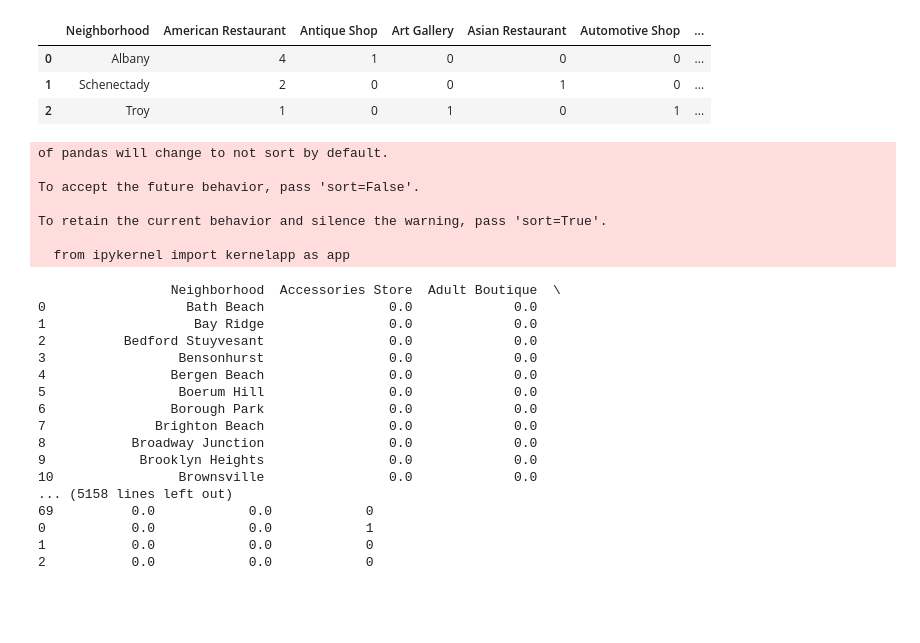
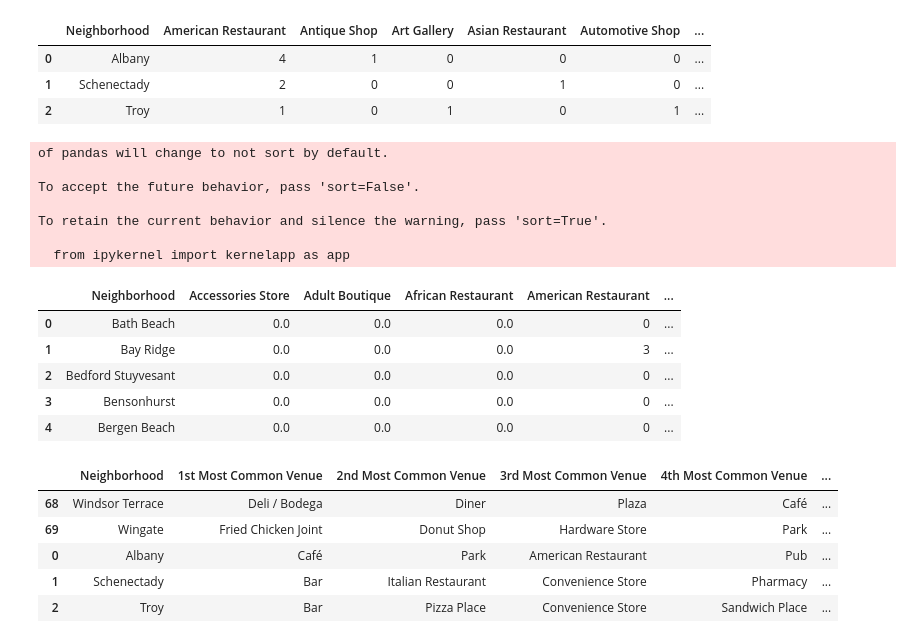
Before and after one commit to stryder518/Data_Science_Capstone, a Jupyter notebook: Data Science Capstone.ipynb, the cells around one changed output. Cells and saved outputs as stored; diff of their text form; code cells hidden in the pictures; blank space fills up the shorter version.

```diff
--- a/Data Science Capstone.ipynb
+++ b/Data Science Capstone.ipynb
@@ -403,7 +403,7 @@ ny_grouped.drop(labels=['Neighborhood'], axis=1,inplace = True)
 ny_grouped.insert(0, 'Neighborhood', hood)
 
 #Fill NaN's with zeroes where
-ny_grouped.replace(np.nan,0)
+ny_grouped.replace(np.nan,0, inplace = True)
 # %% [output]
 of pandas will change to not sort by default.
 
@@ -412,20 +412,12 @@ To accept the future behavior, pass 'sort=False'.
 To retain the current behavior and silence the warning, pass 'sort=True'.
 
   from ipykernel import kernelapp as app
-                 Neighborhood  Accessories Store  Adult Boutique  \
-0                  Bath Beach                0.0             0.0
-1                   Bay Ridge                0.0             0.0
-2          Bedford Stuyvesant                0.0             0.0
-3                 Bensonhurst                0.0             0.0
-4                Bergen Beach                0.0             0.0
-5                 Boerum Hill                0.0             0.0
-6                Borough Park                0.0             0.0
-7              Brighton Beach                0.0             0.0
-8           Broadway Junction                0.0             0.0
-9            Brooklyn Heights                0.0             0.0
-10                Brownsville                0.0             0.0
-... (5158 lines left out)
-69          0.0            0.0            0
-0           0.0            0.0            1
-1           0.0            0.0            0
-2           0.0            0.0            0
+# %%
+ny_grouped.head(5)
+# %% [output]
+|  | Neighborhood | Accessories Store | Adult Boutique | African Restaurant | American Restaurant | ... |
+| 0 | Bath Beach | 0.0 | 0.0 | 0.0 | 0 | ... |
+| 1 | Bay Ridge | 0.0 | 0.0 | 0.0 | 3 | ... |
+| 2 | Bedford Stuyvesant | 0.0 | 0.0 | 0.0 | 0 | ... |
+| 3 | Bensonhurst | 0.0 | 0.0 | 0.0 | 0 | ... |
+| 4 | Bergen Beach | 0.0 | 0.0 | 0.0 | 0 | ... |
@@ -432,2 +431,30 @@ To retain the current behavior and silence the warning, pass 'sort=True'.
+# %%
+num_top_venues = 15 #up the top venues?
+
+indicators = ['st', 'nd', 'rd']
+
+# create columns according to number of top venues
+columns = ['Neighborhood']
+for ind in np.arange(num_top_venues):
+    try:
+        columns.append('{}{} Most Common Venue'.format(ind+1, indicators[ind]))
+    except:
+        columns.append('{}th Most Common Venue'.format(ind+1))
+
+# create a new dataframe
+neighborhoods_venues_sorted = pd.DataFrame(columns=columns)
+neighborhoods_venues_sorted['Neighborhood'] = ny_grouped['Neighborhood']
+
+for ind in np.arange(ny_grouped.shape[0]):
+    neighborhoods_venues_sorted.iloc[ind, 1:] = return_most_common_venues(ny_grouped.iloc[ind, :], num_top_venues)
+
+neighborhoods_venues_sorted.tail(5)
+# %% [output]
+|  | Neighborhood | 1st Most Common Venue | 2nd Most Common Venue | 3rd Most Common Venue | 4th Most Common Venue | ... |
+| 68 | Windsor Terrace | Deli / Bodega | Diner | Plaza | Café | ... |
+| 69 | Wingate | Fried Chicken Joint | Donut Shop | Hardware Store | Park | ... |
+| 0 | Albany | Café | Park | American Restaurant | Pub | ... |
+| 1 | Schenectady | Bar | Italian Restaurant | Convenience Store | Pharmacy | ... |
+| 2 | Troy | Bar | Pizza Place | Convenience Store | Sandwich Place | ... |
 # %%
 # %% [output]
```
Also changed, not shown: parts of 16 cells of this notebook.
